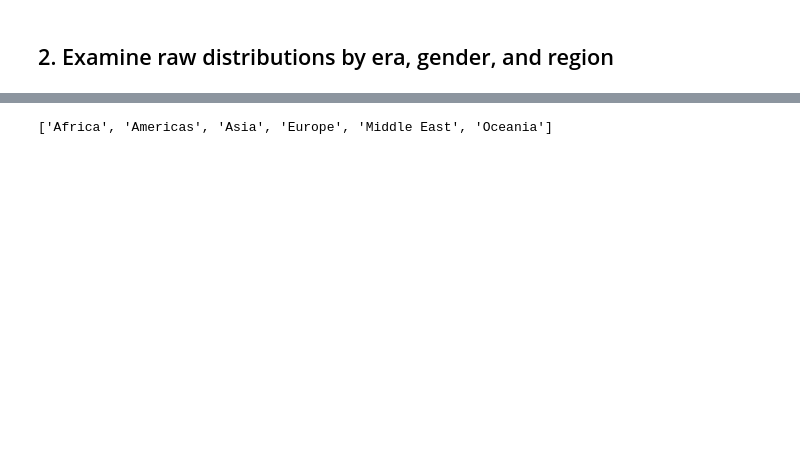
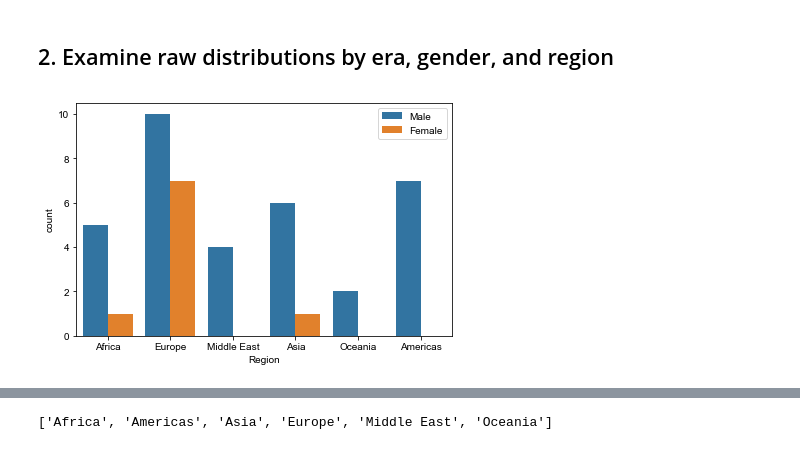
Before and after one commit to jhyun95/superfluous, a Jupyter notebook: civ5/civ5_analysis2.ipynb, the cells around one changed output, grey strips where cells are left out. Drawn from its saved outputs; the diff is of its cells as text; code cells hidden in the pictures; blank space fills up the shorter version.

```diff
--- a/civ5/civ5_analysis2.ipynb
+++ b/civ5/civ5_analysis2.ipynb
@@ -43,2 +44,11 @@ df_meta.head()
 # %% [markdown]
 ## 2. Examine raw distributions by era, gender, and region
+# %%
+%matplotlib inline
+''' Counts by region and gender '''
+sns.countplot(x='Region', hue='Gender', data=df_meta)
+plt.legend(loc='upper right')
+plt.tight_layout()
+plt.savefig('figures/region_gender_counts.png', format='png', dpi=90)
+# %% [output]
+[figure, added]
```
Also changed, not shown: parts of 16 cells of this notebook, 5 other files.
